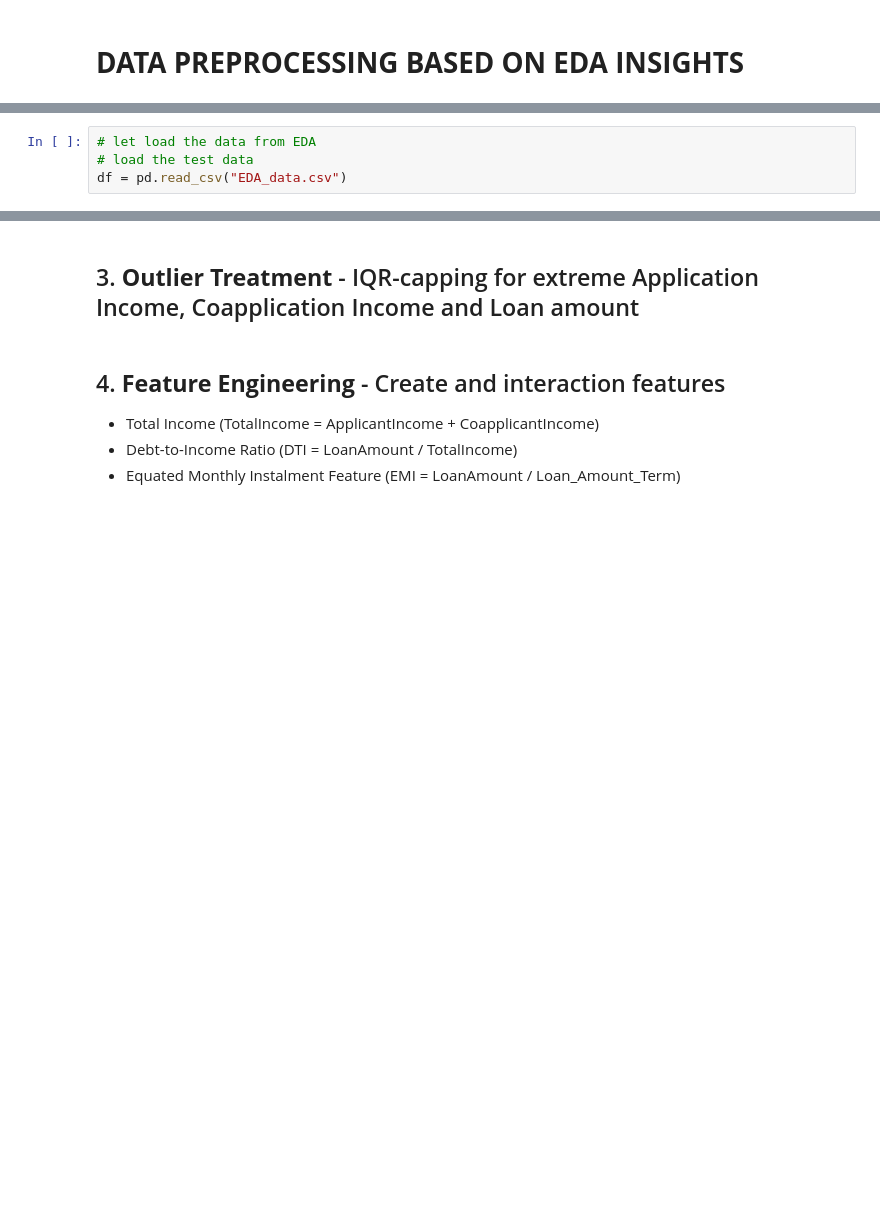
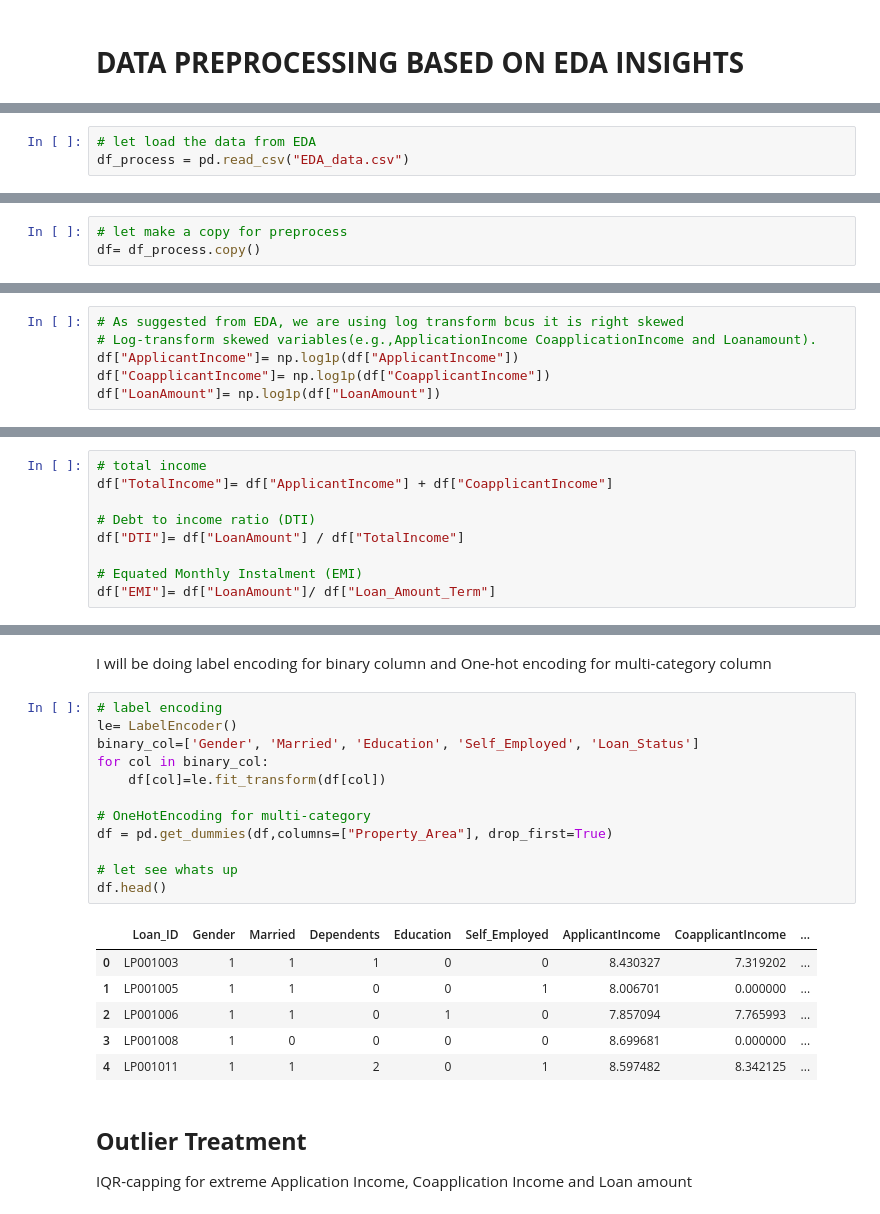
Before and after one commit to Olasquare043/EDA-on-Home-Loan-dataset, a Jupyter notebook: Preprocessing on Home loan.ipynb, the cells around one changed output, grey strips where cells are left out. Drawn from its saved outputs; the diff is of its cells as text; blank space fills up the shorter version.

```diff
--- a/Preprocessing on Home loan.ipynb
+++ b/Preprocessing on Home loan.ipynb
@@ -22,5 +28,4 @@ import scipy as stat
 # %%
 # let load the data from EDA
-# load the test data
-df = pd.read_csv("EDA_data.csv")
+df_process = pd.read_csv("EDA_data.csv")
 # %%
@@ -32,4 +37,7 @@ df.head()
 | 2 | LP001006 | Male | Yes | 0 | Not Graduate | No | 2583.0 | 2358.0 | ... |
 | 3 | LP001008 | Male | No | 0 | Graduate | No | 6000.0 | 0.0 | ... |
 | 4 | LP001011 | Male | Yes | 2 | Graduate | Yes | 5417.0 | 4196.0 | ... |
+# %%
+# let make a copy for preprocess
+df= df_process.copy()
 # %% [markdown]
@@ -57,0 +66,6 @@ dtype: int64
+# %%
+# As suggested from EDA, we are using log transform bcus it is right skewed
+# Log-transform skewed variables(e.g.,ApplicationIncome CoapplicationIncome and Loanamount).
+df["ApplicantIncome"]= np.log1p(df["ApplicantIncome"])
+df["CoapplicantIncome"]= np.log1p(df["CoapplicantIncome"])
+df["LoanAmount"]= np.log1p(df["LoanAmount"])
@@ -57,0 +78,9 @@ dtype: int64
+# %%
+# total income
+df["TotalIncome"]= df["ApplicantIncome"] + df["CoapplicantIncome"]
+
+# Debt to income ratio (DTI)
+df["DTI"]= df["LoanAmount"] / df["TotalIncome"]
+
+# Equated Monthly Instalment (EMI)
+df["EMI"]= df["LoanAmount"]/ df["Loan_Amount_Term"]
@@ -58,8 +98,24 @@ dtype: int64
+# %% [markdown]
+I will be doing label encoding for binary column and One-hot encoding for multi-category column
+# %%
+# label encoding
+le= LabelEncoder()
+binary_col=['Gender', 'Married', 'Education', 'Self_Employed', 'Loan_Status']
+for col in binary_col:
+    df[col]=le.fit_transform(df[col])
+
+# OneHotEncoding for multi-category
+df = pd.get_dummies(df,columns=["Property_Area"], drop_first=True)
+
+# let see whats up
+df.head()
+# %% [output]
+|  | Loan_ID | Gender | Married | Dependents | Education | Self_Employed | ApplicantIncome | CoapplicantIncome | ... |
+| 0 | LP001003 | 1 | 1 | 1 | 0 | 0 | 8.430327 | 7.319202 | ... |
+| 1 | LP001005 | 1 | 1 | 0 | 0 | 1 | 8.006701 | 0.000000 | ... |
+| 2 | LP001006 | 1 | 1 | 0 | 1 | 0 | 7.857094 | 7.765993 | ... |
+| 3 | LP001008 | 1 | 0 | 0 | 0 | 0 | 8.699681 | 0.000000 | ... |
+| 4 | LP001011 | 1 | 1 | 2 | 0 | 1 | 8.597482 | 8.342125 | ... |
 # %% [markdown]
-## 3. **Outlier Treatment** - IQR-capping for extreme Application Income, Coapplication Income and Loan amount
+## **Outlier Treatment**
+IQR-capping for extreme Application Income, Coapplication Income and Loan amount
-# %% [markdown]
-## 4. **Feature Engineering** - Create and interaction features
-
--   Total Income (TotalIncome = ApplicantIncome + CoapplicantIncome)
--   Debt-to-Income Ratio (DTI = LoanAmount / TotalIncome)
--   Equated Monthly Instalment Feature (EMI = LoanAmount / Loan_Amount_Term)
```
Also changed, not shown: parts of 15 cells of this notebook, 2 other files.
